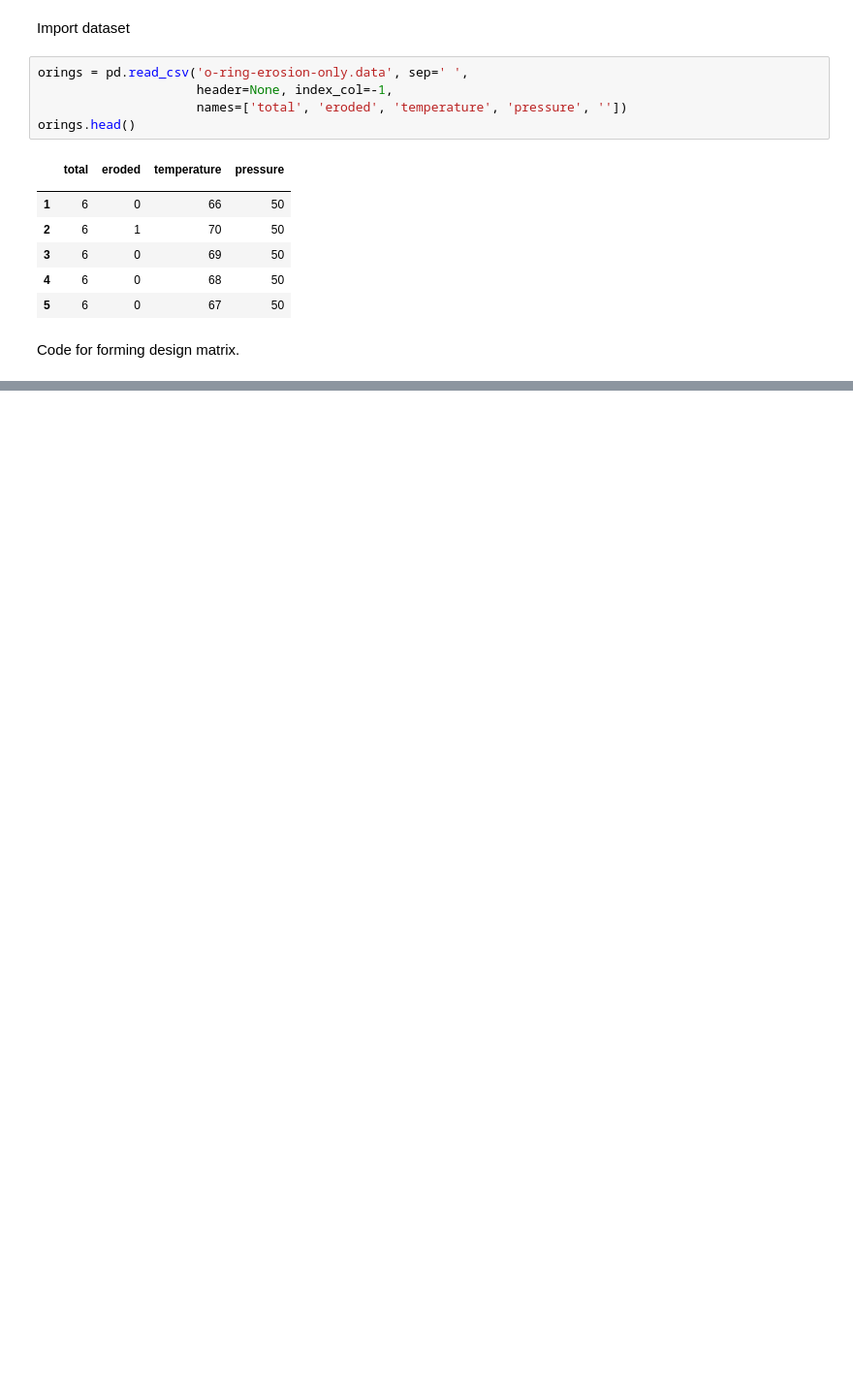
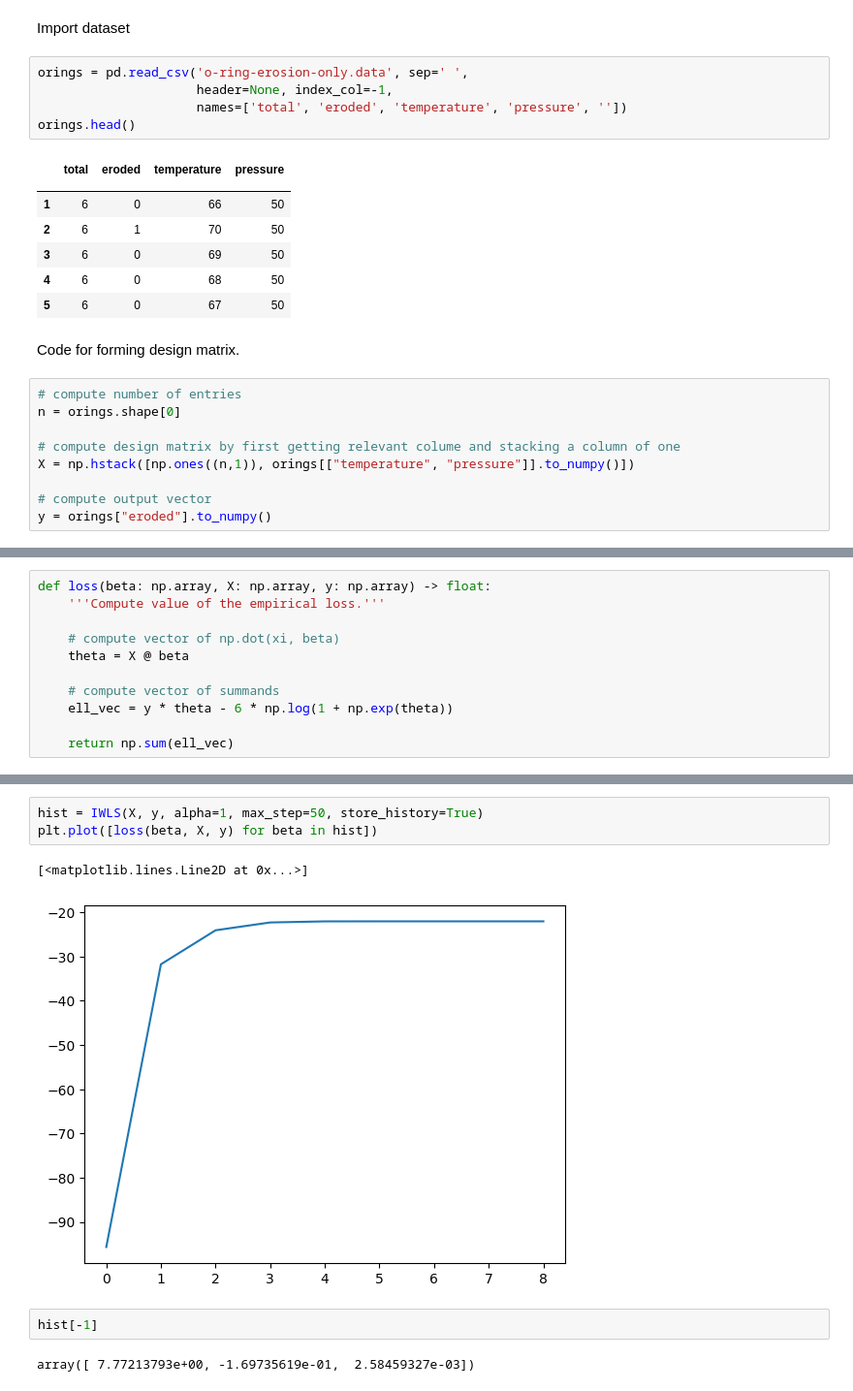
Before and after one commit to Imperial-Wiki/MathsWiki_code_demo, a Jupyter notebook: Statistical_Modelling_II/challenger.ipynb, the cells around one changed output, grey strips where cells are left out. Shown at 97% size. Cells and saved outputs as stored; diff of their text form; blank space fills up the shorter version.

```diff
--- a/Statistical_Modelling_II/challenger.ipynb
+++ b/Statistical_Modelling_II/challenger.ipynb
@@ -21,3 +23,12 @@ orings.head()
 | 5 | 6 | 0 | 67 | 50 |
 # %% [markdown]
 Code for forming design matrix.
+# %%
+# compute number of entries
+n = orings.shape[0]
+
+# compute design matrix by first getting relevant colume and stacking a column of one
+X = np.hstack([np.ones((n,1)), orings[["temperature", "pressure"]].to_numpy()])
+
+# compute output vector
+y = orings["eroded"].to_numpy()
@@ -23,0 +37,11 @@ Code for forming design matrix.
+# %%
+def loss(beta: np.array, X: np.array, y: np.array) -> float:
+    '''Compute value of the empirical loss.'''
+
+    # compute vector of np.dot(xi, beta)
+    theta = X @ beta
+
+    # compute vector of summands
+    ell_vec = y * theta - 6 * np.log(1 + np.exp(theta))
+
+    return np.sum(ell_vec)
@@ -23,0 +181,10 @@ Code for forming design matrix.
+# %%
+hist = IWLS(X, y, alpha=1, max_step=50, store_history=True)
+plt.plot([loss(beta, X, y) for beta in hist])
+# %% [output]
+[<matplotlib.lines.Line2D at 0x...>]
+[figure, added]
+# %%
+hist[-1]
+# %% [output]
+array([ 7.77213793e+00, -1.69735619e-01,  2.58459327e-03])
```
Also changed, not shown: parts of 15 cells of this notebook.
